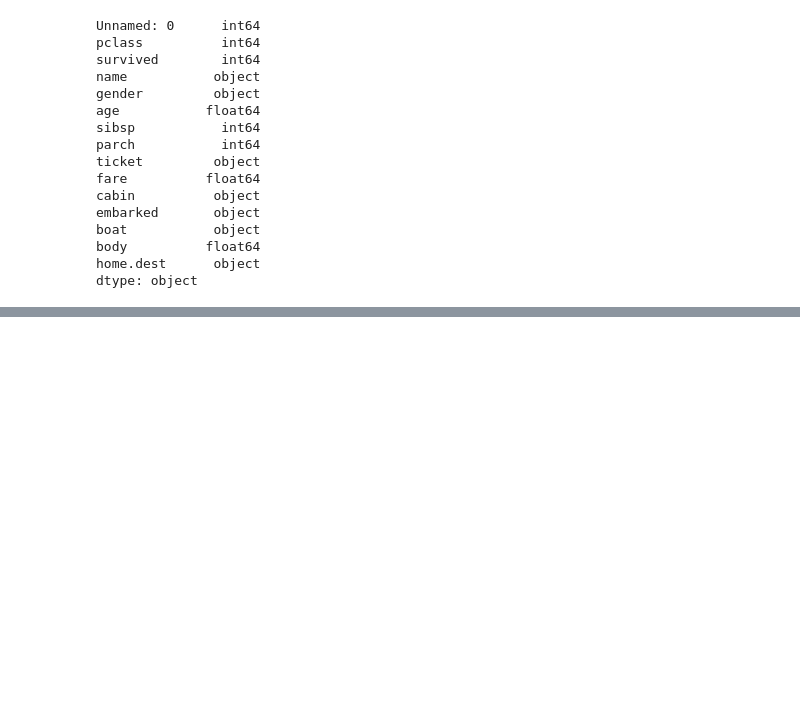
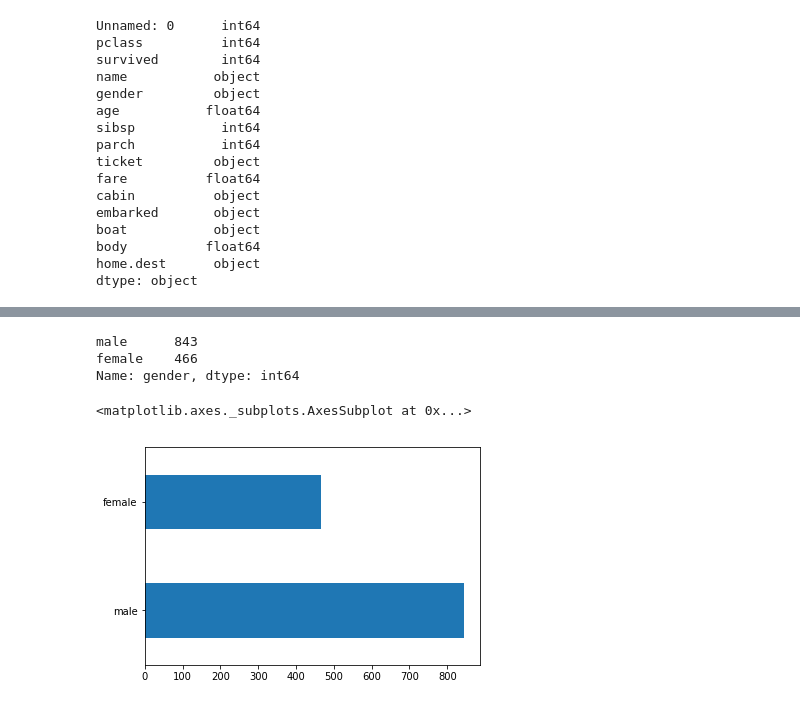
Before and after one commit to leangaurav/weekday2019_08_06, a Jupyter notebook: Assignments/AssignmentTitanic1Pandas.ipynb, the cells around one changed output, grey strips where cells are left out. Saved outputs shown, nothing was run; the diff lists cells and outputs as text; code cells hidden in the pictures; blank space fills up the shorter version.

```diff
--- a/Assignments/AssignmentTitanic1Pandas.ipynb
+++ b/Assignments/AssignmentTitanic1Pandas.ipynb
@@ -272,0 +287,11 @@ df.to_csv('titanic.csv')
+# %%
+r = df.gender.value_counts()
+print(r)
+#plt.bar(r.index, r.values)
+r.plot(kind = 'barh')
+# %% [output]
+male      843
+female    466
+Name: gender, dtype: int64
+<matplotlib.axes._subplots.AxesSubplot at 0x...>
+[figure, added]
```
Also changed, not shown: parts of 6 cells of this notebook, 2 other files.
